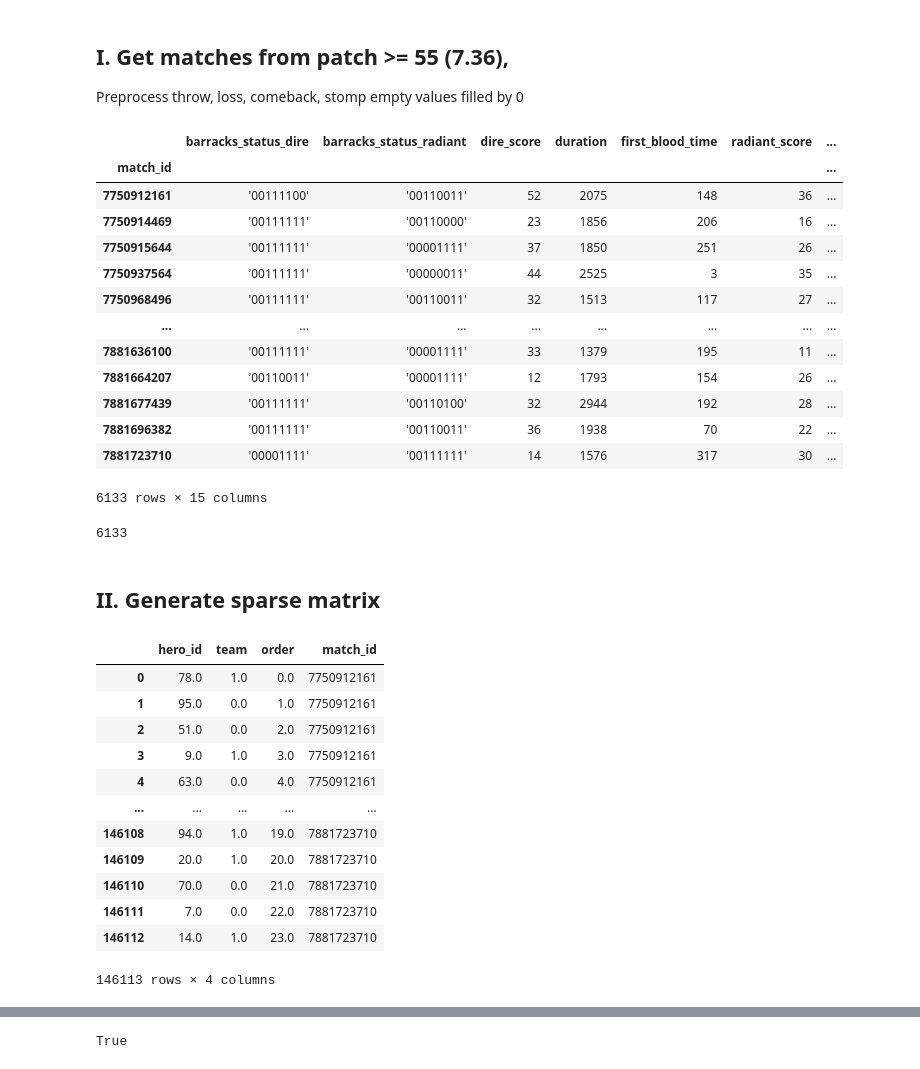
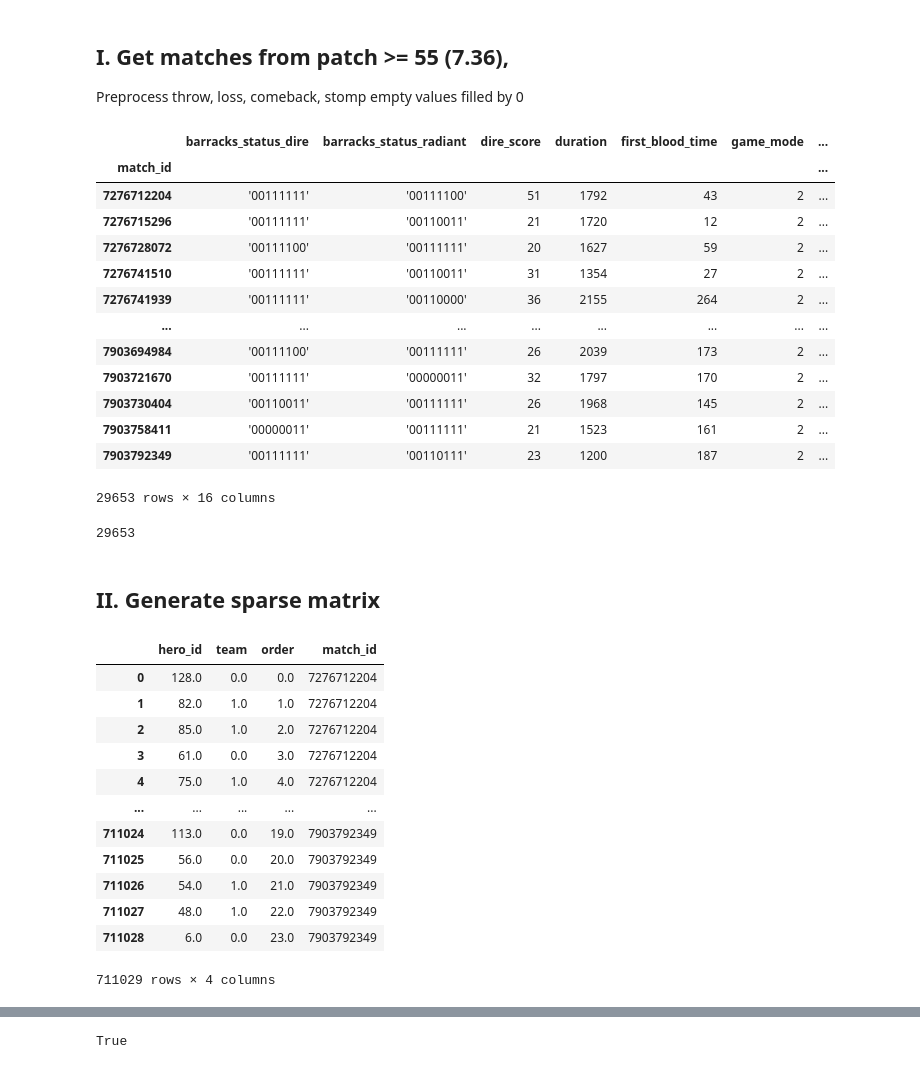
Before and after one commit to DevDords/LT2_DMW2_CaptainsMode, a Jupyter notebook: 1. preprocess.ipynb, the cells around one changed output, grey strips where cells are left out. Cells and saved outputs as stored; diff of their text form; code cells hidden in the pictures.

```diff
--- a/1. preprocess.ipynb
+++ b/1. preprocess.ipynb
@@ -6,7 +6,7 @@ import numpy as np
 Preprocess throw, loss, comeback, stomp empty values filled by 0
 # %%
 cols_to_read = [
-    'match_id', 'duration', 'radiant_win',
+    'match_id', 'duration', 'radiant_win', 'game_mode',
     'tower_status_radiant', 'tower_status_dire', 'barracks_status_radiant',
     'barracks_status_dire', 'first_blood_time', 'radiant_score', 'dire_score',
     'radiant_team_id', 'dire_team_id', 'throw', 'loss', 'comeback', 'stomp', 'patch'
@@ -19,8 +19,8 @@ def read_metadata(csv_paths):
         # Read the CSV file
         df = pd.read_csv(csv_path, usecols=cols_to_read, index_col='match_id')
 
-        # Filter rows based on 'patch' value
-        df = df[df['patch'] >= 55]
+        # Filter rows based on 'patch' value and only captains mode
+        df = df[(df['patch'] >= 53) & (df['game_mode'] == 2)]
 
         # Convert to decimal the status of barracks and tower status
         # Uncomment and modify the following lines if needed
@@ -45,31 +45,31 @@ def read_metadata(csv_paths):
 
     return final_df
 # %%
-patch_folders = ['202405', '202406', '202407', '202408']
+patch_folders = ['2023', '202401', '202402', '202403', '202404', '202405', '202406', '202407', '202408']
 patch_to_read = [f'./data/{patch}/main_metadata.csv/main_metadata.csv' for patch in patch_folders]
 
 dota_df = read_metadata(patch_to_read)
 dota_df
 # %% [output]
-|  | barracks_status_dire | barracks_status_radiant | dire_score | duration | first_blood_time | radiant_score | ... |
+|  | barracks_status_dire | barracks_status_radiant | dire_score | duration | first_blood_time | game_mode | ... |
 | match_id |  |  |  |  |  |  | ... |
-| 7750912161 | '00111100' | '00110011' | 52 | 2075 | 148 | 36 | ... |
-| 7750914469 | '00111111' | '00110000' | 23 | 1856 | 206 | 16 | ... |
-| 7750915644 | '00111111' | '00001111' | 37 | 1850 | 251 | 26 | ... |
-| 7750937564 | '00111111' | '00000011' | 44 | 2525 | 3 | 35 | ... |
-| 7750968496 | '00111111' | '00110011' | 32 | 1513 | 117 | 27 | ... |
+| 7276712204 | '00111111' | '00111100' | 51 | 1792 | 43 | 2 | ... |
+| 7276715296 | '00111111' | '00110011' | 21 | 1720 | 12 | 2 | ... |
+| 7276728072 | '00111100' | '00111111' | 20 | 1627 | 59 | 2 | ... |
+| 7276741510 | '00111111' | '00110011' | 31 | 1354 | 27 | 2 | ... |
+| 7276741939 | '00111111' | '00110000' | 36 | 2155 | 264 | 2 | ... |
 | ... | ... | ... | ... | ... | ... | ... | ... |
-| 7881636100 | '00111111' | '00001111' | 33 | 1379 | 195 | 11 | ... |
-| 7881664207 | '00110011' | '00001111' | 12 | 1793 | 154 | 26 | ... |
-| 7881677439 | '00111111' | '00110100' | 32 | 2944 | 192 | 28 | ... |
-| 7881696382 | '00111111' | '00110011' | 36 | 1938 | 70 | 22 | ... |
-| 7881723710 | '00001111' | '00111111' | 14 | 1576 | 317 | 30 | ... |
+| 7903694984 | '00111100' | '00111111' | 26 | 2039 | 173 | 2 | ... |
+| 7903721670 | '00111111' | '00000011' | 32 | 1797 | 170 | 2 | ... |
+| 7903730404 | '00110011' | '00111111' | 26 | 1968 | 145 | 2 | ... |
+| 7903758411 | '00000011' | '00111111' | 21 | 1523 | 161 | 2 | ... |
+| 7903792349 | '00111111' | '00110111' | 23 | 1200 | 187 | 2 | ... |
-6133 rows × 15 columns
+29653 rows × 16 columns
 # %%
 # check if all matches unique
 len(dota_df.index.unique())
 # %% [output]
-6133
+29653
 # %% [markdown]
 ## II. Generate sparse matrix
 # %%
@@ -97,18 +97,18 @@ picks_bans = read_draft(picks_bans_to_read, dota_df)
 picks_bans
 # %% [output]
 |  | hero_id | team | order | match_id |
-| 0 | 78.0 | 1.0 | 0.0 | 7750912161 |
-| 1 | 95.0 | 0.0 | 1.0 | 7750912161 |
-| 2 | 51.0 | 0.0 | 2.0 | 7750912161 |
-| 3 | 9.0 | 1.0 | 3.0 | 7750912161 |
-| 4 | 63.0 | 0.0 | 4.0 | 7750912161 |
+| 0 | 128.0 | 0.0 | 0.0 | 7276712204 |
+| 1 | 82.0 | 1.0 | 1.0 | 7276712204 |
+| 2 | 85.0 | 1.0 | 2.0 | 7276712204 |
+| 3 | 61.0 | 0.0 | 3.0 | 7276712204 |
+| 4 | 75.0 | 1.0 | 4.0 | 7276712204 |
 | ... | ... | ... | ... | ... |
-| 146108 | 94.0 | 1.0 | 19.0 | 7881723710 |
-| 146109 | 20.0 | 1.0 | 20.0 | 7881723710 |
-| 146110 | 70.0 | 0.0 | 21.0 | 7881723710 |
-| 146111 | 7.0 | 0.0 | 22.0 | 7881723710 |
-| 146112 | 14.0 | 1.0 | 23.0 | 7881723710 |
+| 711024 | 113.0 | 0.0 | 19.0 | 7903792349 |
+| 711025 | 56.0 | 0.0 | 20.0 | 7903792349 |
+| 711026 | 54.0 | 1.0 | 21.0 | 7903792349 |
+| 711027 | 48.0 | 1.0 | 22.0 | 7903792349 |
+| 711028 | 6.0 | 0.0 | 23.0 | 7903792349 |
-146113 rows × 4 columns
+711029 rows × 4 columns
 # %%
 picks_bans.describe()
 # %% [output]
```
Also changed, not shown: parts of 5 cells of this notebook.
